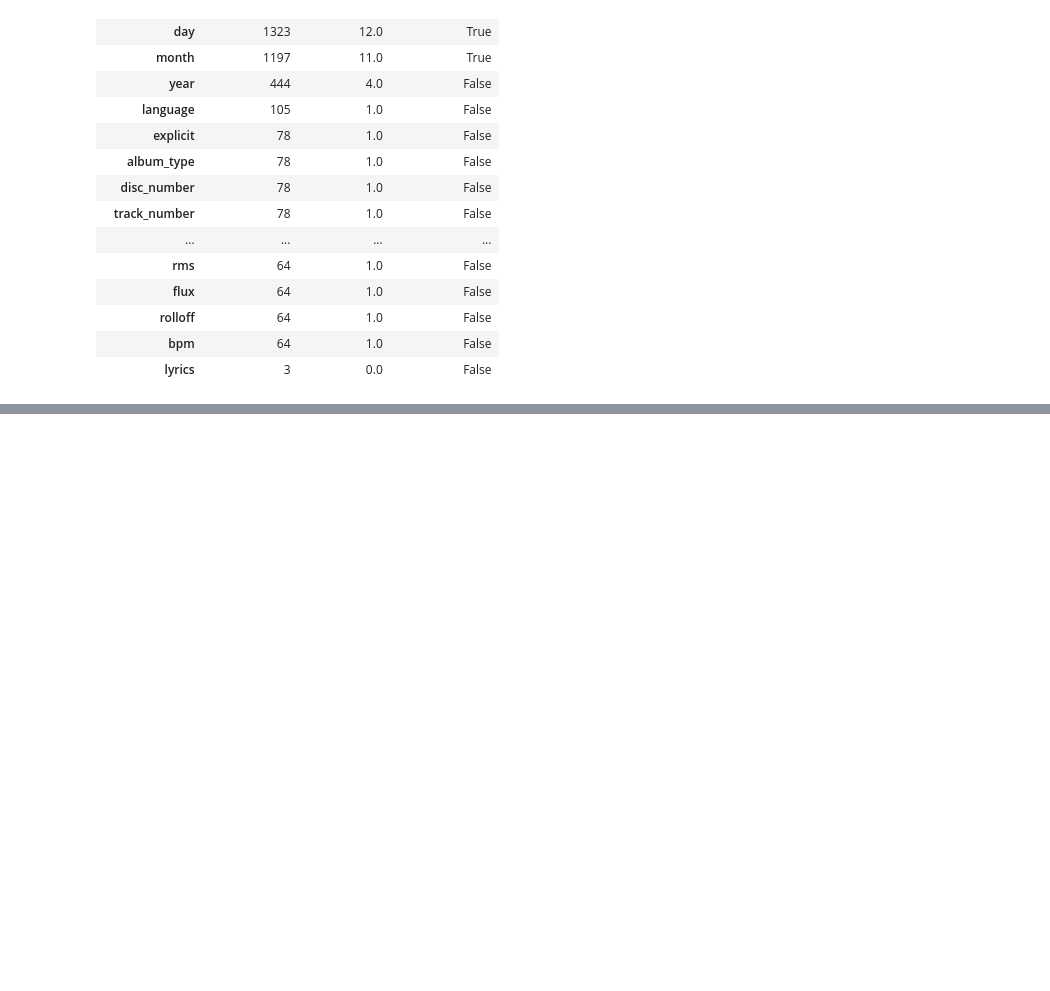
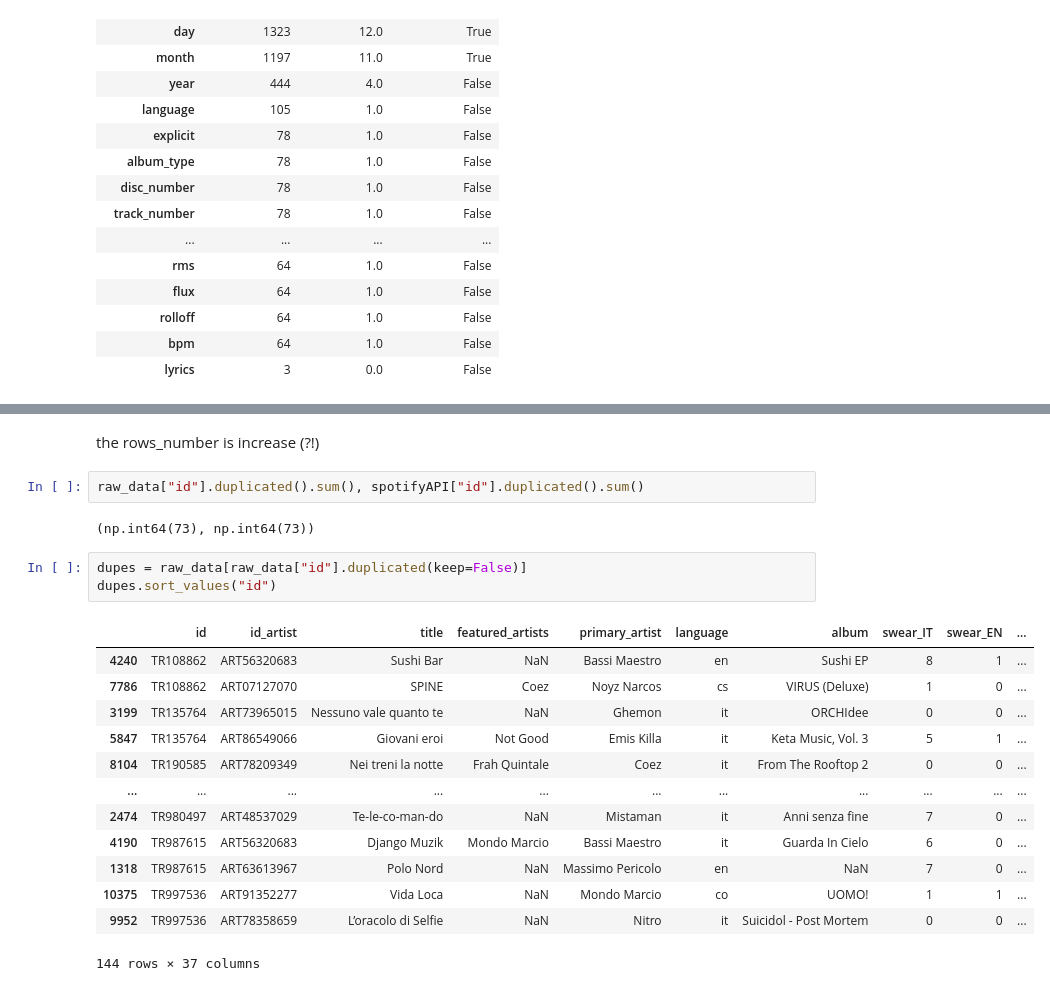
Before and after one commit to Ankit-Bhagat851/DSS-Project, a Jupyter notebook: Chi/tracks_understanding.ipynb, the cells around one changed output, grey strips where cells are left out. Cells and saved outputs as stored; diff of their text form; blank space fills up the shorter version.

```diff
--- a/Chi/tracks_understanding.ipynb
+++ b/Chi/tracks_understanding.ipynb
@@ -252,0 +338,23 @@ Rows where album != album_name:
+# %% [markdown]
+the rows_number is increase (?!)
+# %%
+raw_data["id"].duplicated().sum(), spotifyAPI["id"].duplicated().sum()
+# %% [output]
+(np.int64(73), np.int64(73))
+# %%
+dupes = raw_data[raw_data["id"].duplicated(keep=False)]
+dupes.sort_values("id")
+# %% [output]
+|  | id | id_artist | title | featured_artists | primary_artist | language | album | swear_IT | swear_EN | ... |
+| 4240 | TR108862 | ART56320683 | Sushi Bar | NaN | Bassi Maestro | en | Sushi EP | 8 | 1 | ... |
+| 7786 | TR108862 | ART07127070 | SPINE | Coez | Noyz Narcos | cs | VIRUS (Deluxe) | 1 | 0 | ... |
+| 3199 | TR135764 | ART73965015 | Nessuno vale quanto te | NaN | Ghemon | it | ORCHIdee | 0 | 0 | ... |
+| 5847 | TR135764 | ART86549066 | Giovani eroi | Not Good | Emis Killa | it | Keta Music, Vol. 3 | 5 | 1 | ... |
+| 8104 | TR190585 | ART78209349 | Nei treni la notte | Frah Quintale | Coez | it | From The Rooftop 2 | 0 | 0 | ... |
+| ... | ... | ... | ... | ... | ... | ... | ... | ... | ... | ... |
+| 2474 | TR980497 | ART48537029 | Te-le-co-man-do | NaN | Mistaman | it | Anni senza fine | 7 | 0 | ... |
+| 4190 | TR987615 | ART56320683 | Django Muzik | Mondo Marcio | Bassi Maestro | it | Guarda In Cielo | 6 | 0 | ... |
+| 1318 | TR987615 | ART63613967 | Polo Nord | NaN | Massimo Pericolo | en | NaN | 7 | 0 | ... |
+| 10375 | TR997536 | ART91352277 | Vida Loca | NaN | Mondo Marcio | co | UOMO! | 1 | 1 | ... |
+| 9952 | TR997536 | ART78358659 | L’oracolo di Selfie | NaN | Nitro | it | Suicidol - Post Mortem | 0 | 0 | ... |
+144 rows × 37 columns
```
Also changed, not shown: parts of 16 cells of this notebook, 2 other files.
